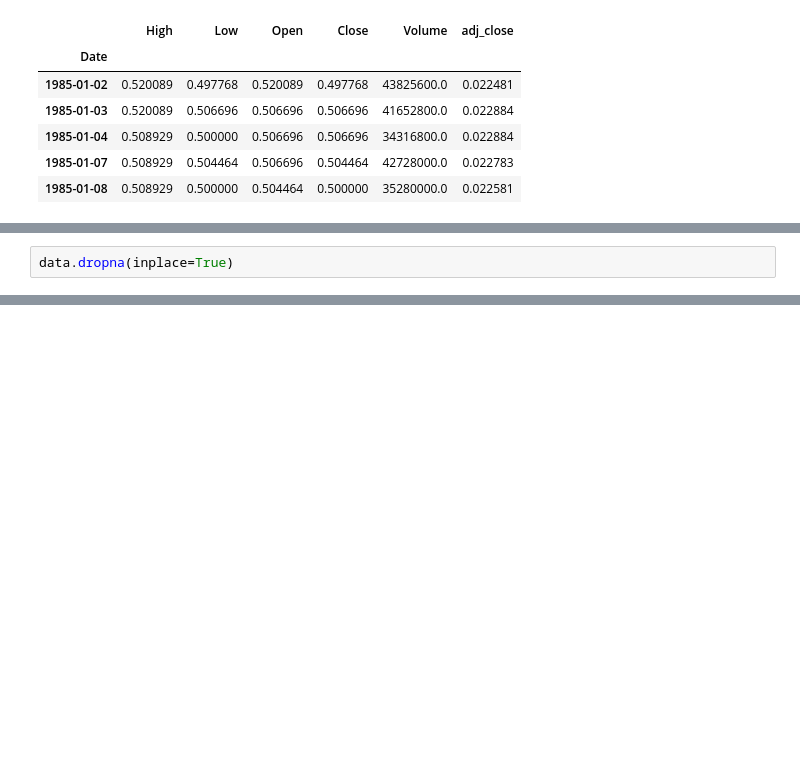
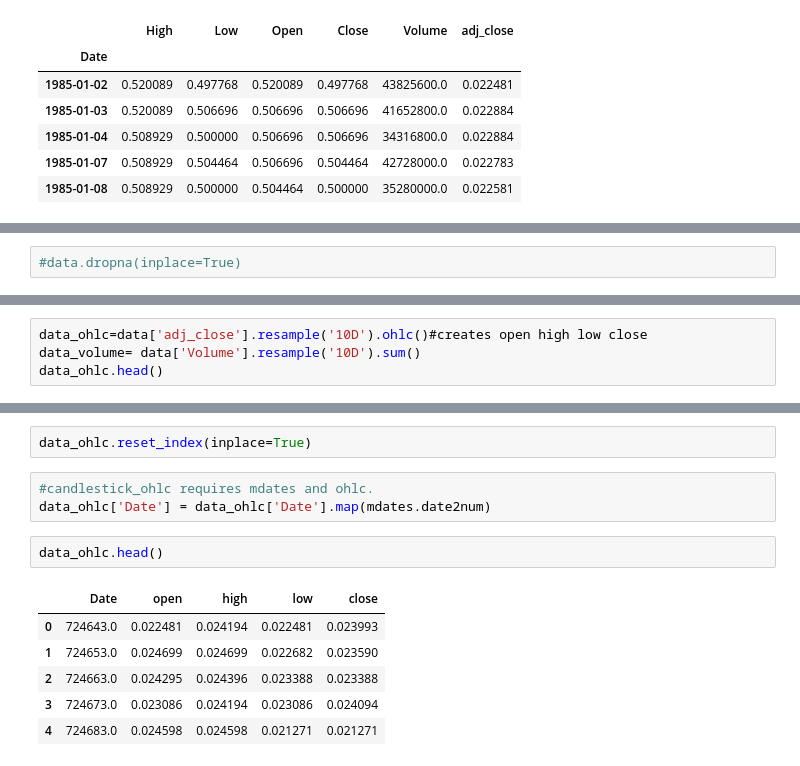
Before and after one commit to KarthikBhaktha/Apple-Stock, a Jupyter notebook: stockpy.ipynb, the cells around one changed output, grey strips where cells are left out. Drawn from its saved outputs; the diff is of its cells as text; blank space fills up the shorter version.

Commit message:
resampled the date

```diff
--- a/stockpy.ipynb
+++ b/stockpy.ipynb
@@ -85,4 +77,4 @@ data.head()
 # %%
-data.dropna(inplace=True)
+#data.dropna(inplace=True)
 # %%
 #the first 100 rows will be deleted due to dropna
@@ -122,0 +98,4 @@ Available matplotlib backends: ['tk', 'gtk', 'gtk3', 'wx', 'qt4', 'qt5', 'qt', '
+# %%
+data_ohlc=data['adj_close'].resample('10D').ohlc()#creates open high low close
+data_volume= data['Volume'].resample('10D').sum()
+data_ohlc.head()
@@ -122,0 +110,14 @@ Available matplotlib backends: ['tk', 'gtk', 'gtk3', 'wx', 'qt4', 'qt5', 'qt', '
+# %%
+data_ohlc.reset_index(inplace=True)
+# %%
+#candlestick_ohlc requires mdates and ohlc.
+data_ohlc['Date'] = data_ohlc['Date'].map(mdates.date2num)
+# %%
+data_ohlc.head()
+# %% [output]
+|  | Date | open | high | low | close |
+| 0 | 724643.0 | 0.022481 | 0.024194 | 0.022481 | 0.023993 |
+| 1 | 724653.0 | 0.024699 | 0.024699 | 0.022682 | 0.023590 |
+| 2 | 724663.0 | 0.024295 | 0.024396 | 0.023388 | 0.023388 |
+| 3 | 724673.0 | 0.023086 | 0.024194 | 0.023086 | 0.024094 |
+| 4 | 724683.0 | 0.024598 | 0.024598 | 0.021271 | 0.021271 |
```
Also changed, not shown: parts of 15 cells of this notebook, 1 other file.
